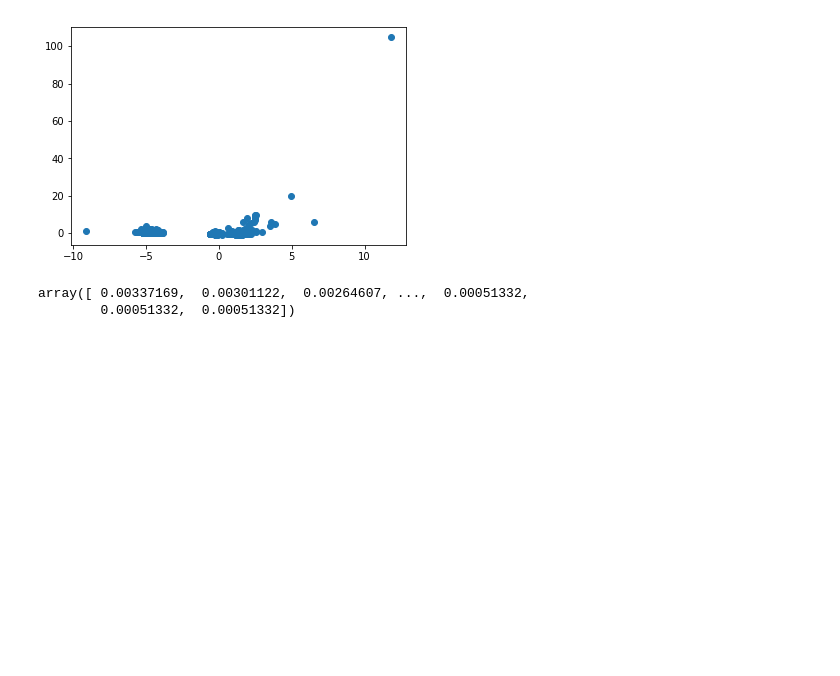
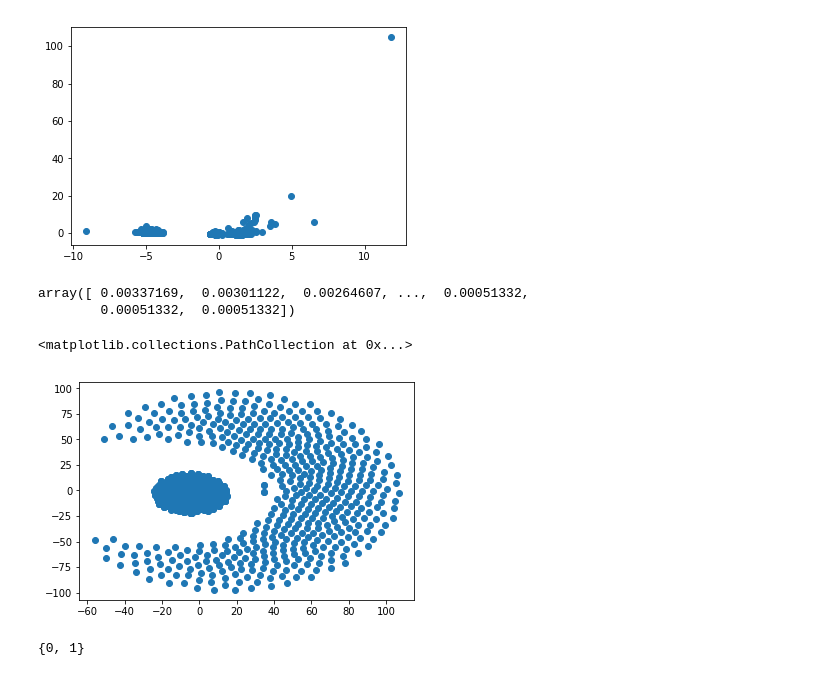
Before and after one commit to gucchi123/sas_sample, a Jupyter notebook: clustering.ipynb, the cells around one changed output. Cells and saved outputs as stored; diff of their text form; code cells hidden in the pictures; blank space fills up the shorter version.

```diff
--- a/clustering.ipynb
+++ b/clustering.ipynb
@@ -320,0 +319,9 @@ tsne = TE
+# %%
+tsne = TSNE(n_components=2, random_state=0)
+# %%
+fingerprint_tsne = tsne.fit_transform(fingerprint_ss)
+# %%
+plt.scatter(fingerprint_tsne[:,0], fingerprint_tsne[:, 1])
+# %% [output]
+<matplotlib.collections.PathCollection at 0x...>
+[figure, added]
@@ -320,0 +335,4 @@ tsne = TE
+# %%
+set(y_cluster)
+# %% [output]
+{0, 1}
```
Also changed, not shown: parts of 8 cells of this notebook.
